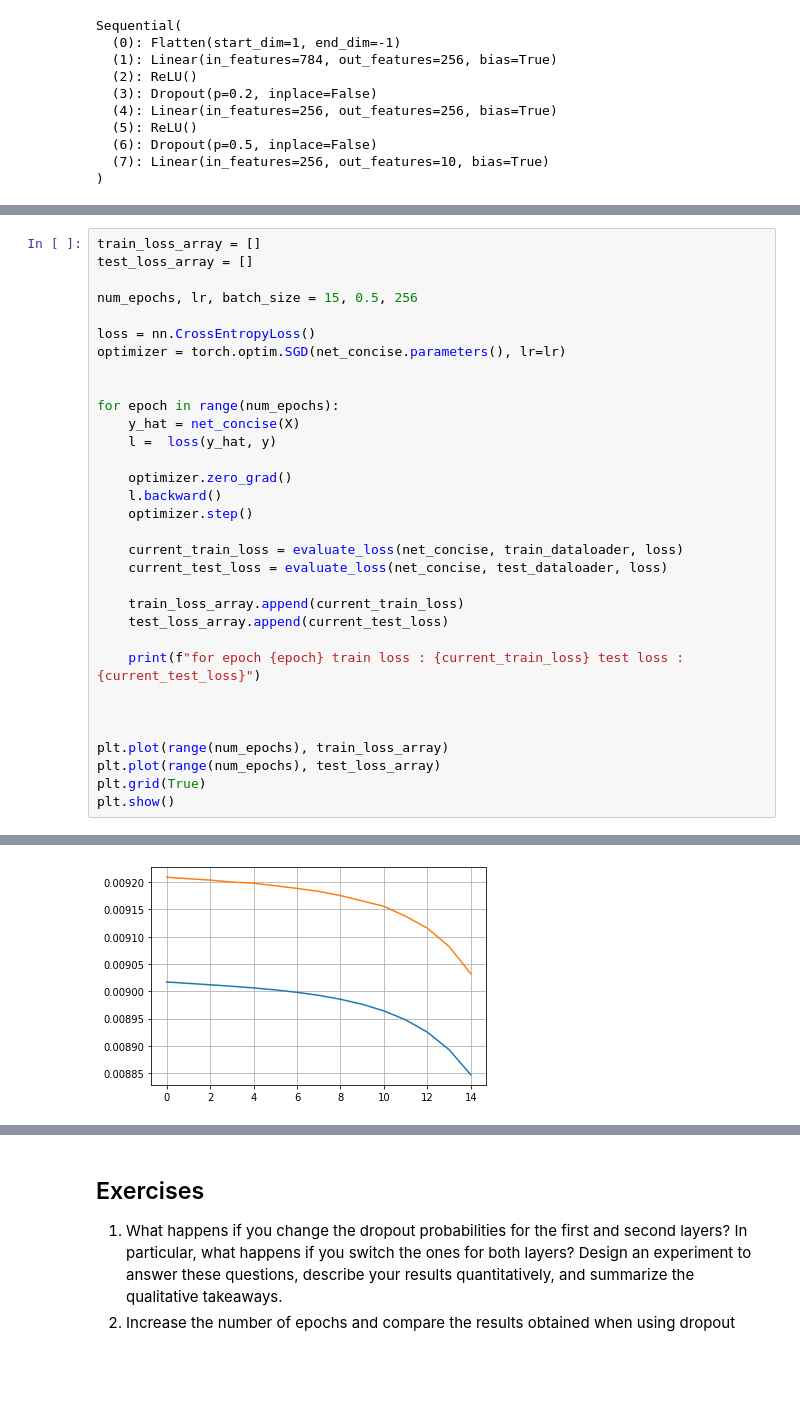
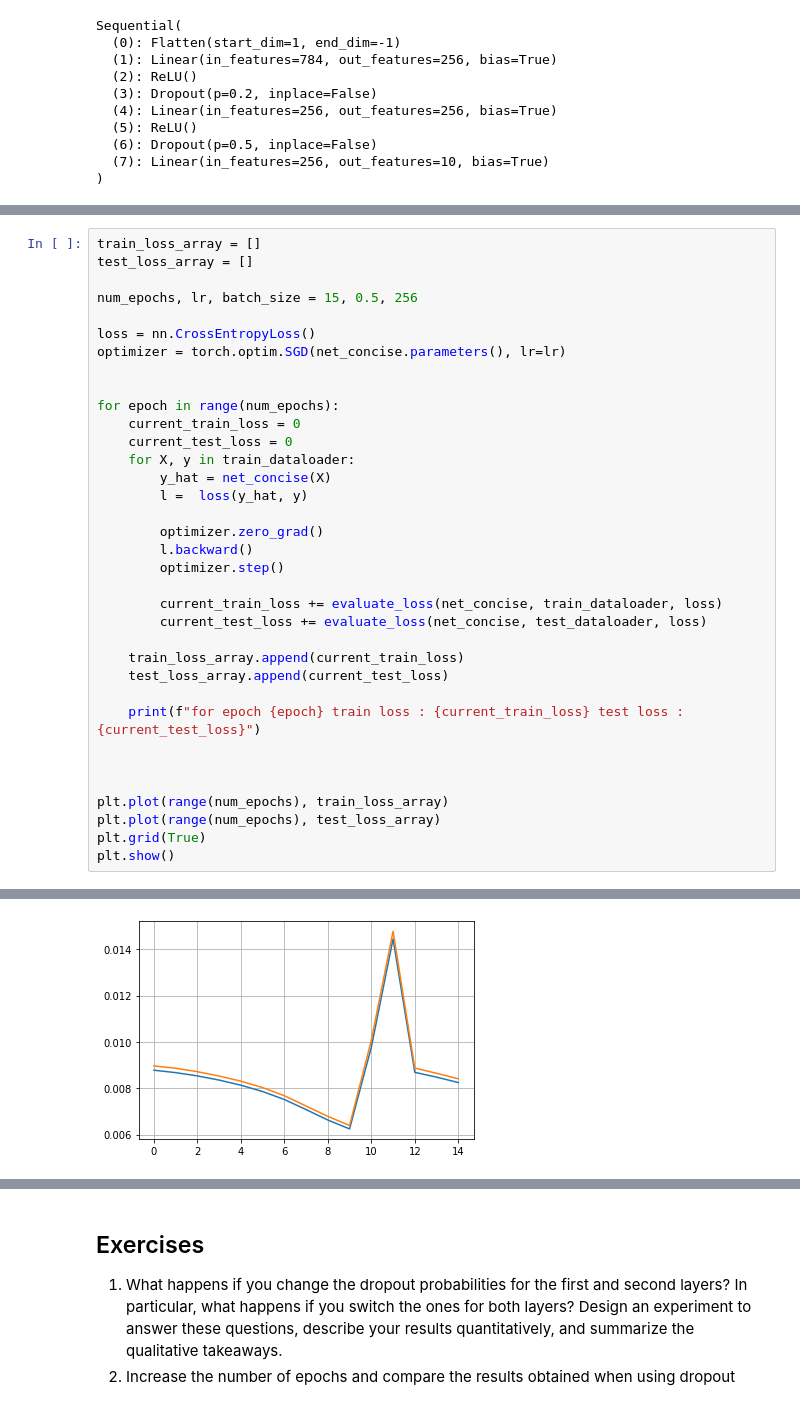
Before and after one commit to fanbyprinciple/d2l-fanbyprinciple, a Jupyter notebook: ch4_multilayer_perceptron/ch4.6 Dropout.ipynb, the cells around one changed output, grey strips where cells are left out. Drawn from its saved outputs; the diff is of its cells as text; blank space fills up the shorter version.

```diff
--- a/ch4_multilayer_perceptron/ch4.6 Dropout.ipynb
+++ b/ch4_multilayer_perceptron/ch4.6 Dropout.ipynb
@@ -275,15 +275,18 @@ optimizer = torch.optim.SGD(net_concise.parameters(), lr=lr)
 
 
 for epoch in range(num_epochs):
-    y_hat = net_concise(X)
-    l =  loss(y_hat, y)
+    current_train_loss = 0
+    current_test_loss = 0
+    for X, y in train_dataloader:
+        y_hat = net_concise(X)
+        l =  loss(y_hat, y)
 
-    optimizer.zero_grad()
-    l.backward()
-    optimizer.step()
+        optimizer.zero_grad()
+        l.backward()
+        optimizer.step()
 
-    current_train_loss = evaluate_loss(net_concise, train_dataloader, loss)
-    current_test_loss = evaluate_loss(net_concise, test_dataloader, loss)
+        current_train_loss += evaluate_loss(net_concise, train_dataloader, loss)
+        current_test_loss += evaluate_loss(net_concise, test_dataloader, loss)
 
     train_loss_array.append(current_train_loss)
     test_loss_array.append(current_test_loss)
@@ -315,4 +318,4 @@ for epoch 14 train loss : 0.008846867829561234 test loss : 0.00903206504881382
-[figure, old version]
+[figure, new version]
 # %%
 for X, y in test_dataloader:
     break
```
Also changed, not shown: parts of 29 cells of this notebook, 1 other file.
